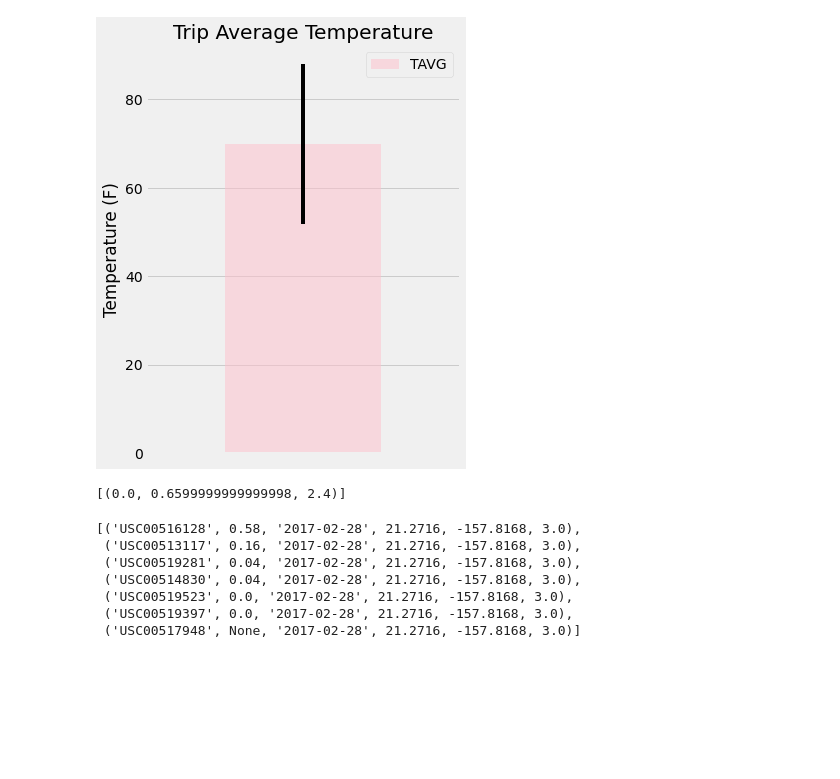
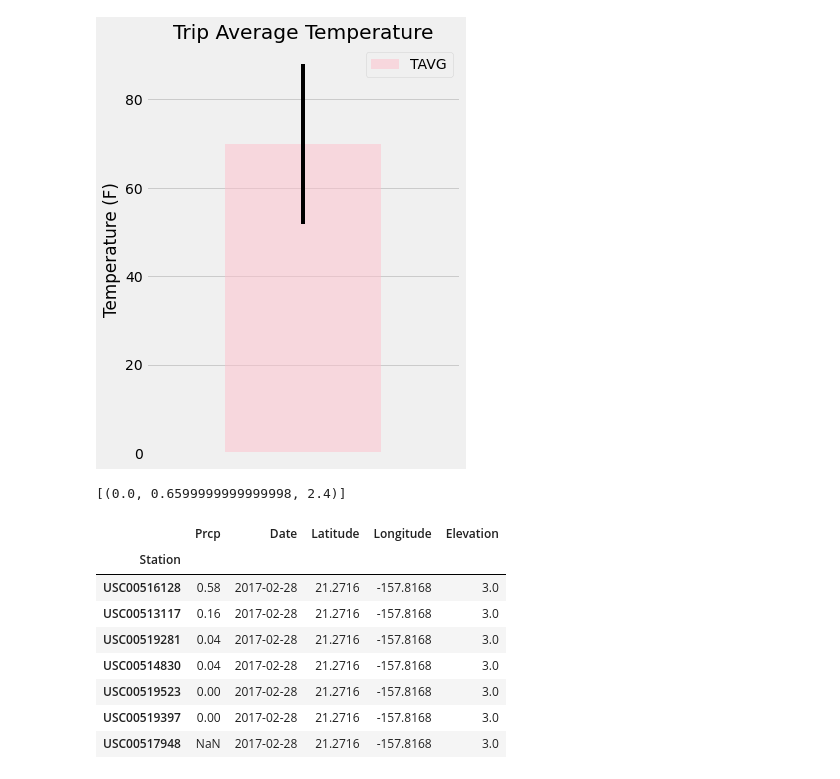
Before and after one commit to LisaHarrison08/SQLAlchemy-Climate-Analysis, a Jupyter notebook: climate_starter.ipynb, the cells around one changed output. Cells and saved outputs as stored; diff of their text form; code cells hidden in the pictures; blank space fills up the shorter version.

Commit message:
Rainfall results displyed in DF

```diff
--- a/climate_starter.ipynb
+++ b/climate_starter.ipynb
@@ -228,16 +228,19 @@ rainfall = session.query(measurement.station, measurement.prcp, measurement.date
             group_by(measurement.station).\
             filter(measurement.date >= start_date).filter(measurement.date <= end_date).\
             order_by(measurement.prcp.desc()).all()
-
-rainfall
-# %% [output]
-[('USC00516128', 0.58, '2017-02-28', 21.2716, -157.8168, 3.0),
- ('USC00513117', 0.16, '2017-02-28', 21.2716, -157.8168, 3.0),
- ('USC00519281', 0.04, '2017-02-28', 21.2716, -157.8168, 3.0),
- ('USC00514830', 0.04, '2017-02-28', 21.2716, -157.8168, 3.0),
- ('USC00519523', 0.0, '2017-02-28', 21.2716, -157.8168, 3.0),
- ('USC00519397', 0.0, '2017-02-28', 21.2716, -157.8168, 3.0),
- ('USC00517948', None, '2017-02-28', 21.2716, -157.8168, 3.0)]
+# %%
+rainfall_df = pd.DataFrame(rainfall, columns=['Station', 'Prcp', 'Date', 'Latitude', 'Longitude','Elevation']).set_index('Station')
+rainfall_df
+# %% [output]
+|  | Prcp | Date | Latitude | Longitude | Elevation |
+| Station |  |  |  |  |  |
+| USC00516128 | 0.58 | 2017-02-28 | 21.2716 | -157.8168 | 3.0 |
+| USC00513117 | 0.16 | 2017-02-28 | 21.2716 | -157.8168 | 3.0 |
+| USC00519281 | 0.04 | 2017-02-28 | 21.2716 | -157.8168 | 3.0 |
+| USC00514830 | 0.04 | 2017-02-28 | 21.2716 | -157.8168 | 3.0 |
+| USC00519523 | 0.00 | 2017-02-28 | 21.2716 | -157.8168 | 3.0 |
+| USC00519397 | 0.00 | 2017-02-28 | 21.2716 | -157.8168 | 3.0 |
+| USC00517948 | NaN | 2017-02-28 | 21.2716 | -157.8168 | 3.0 |
 # %%
 # Create a query that will calculate the daily normals
 # (i.e. the averages for tmin, tmax, and tavg for all historic data matching a specific month and day)
```
Also changed, not shown: parts of 2 cells of this notebook.
